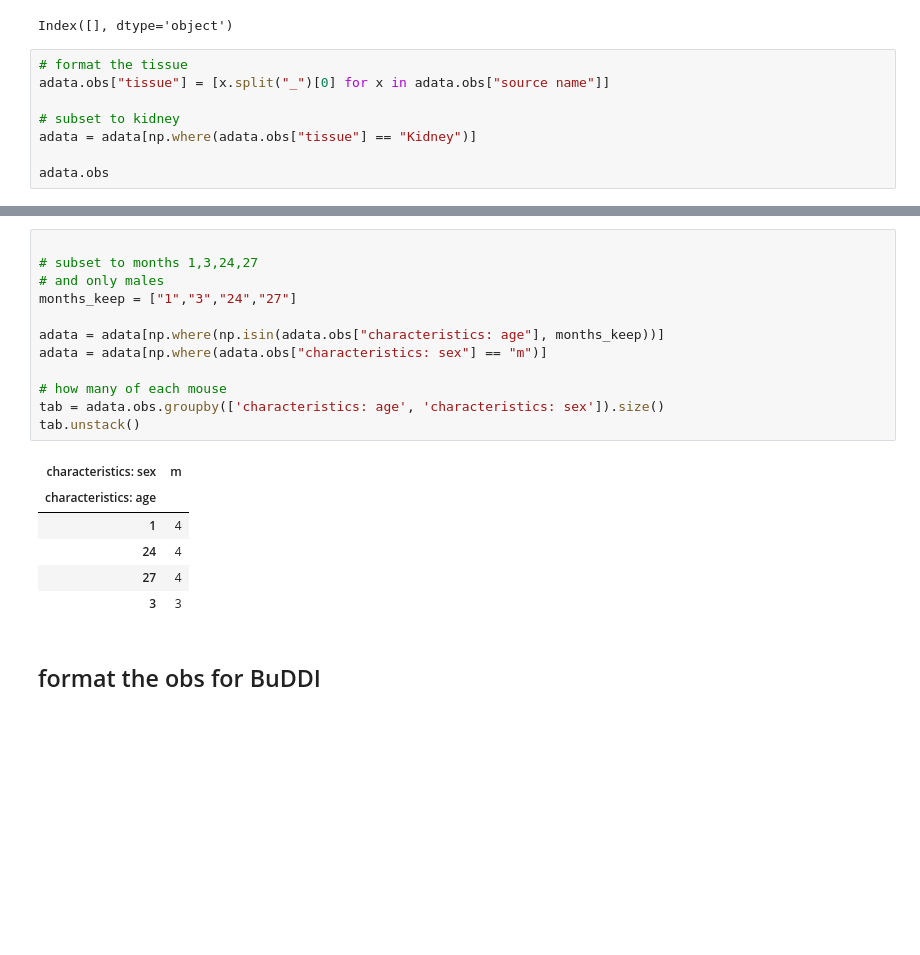
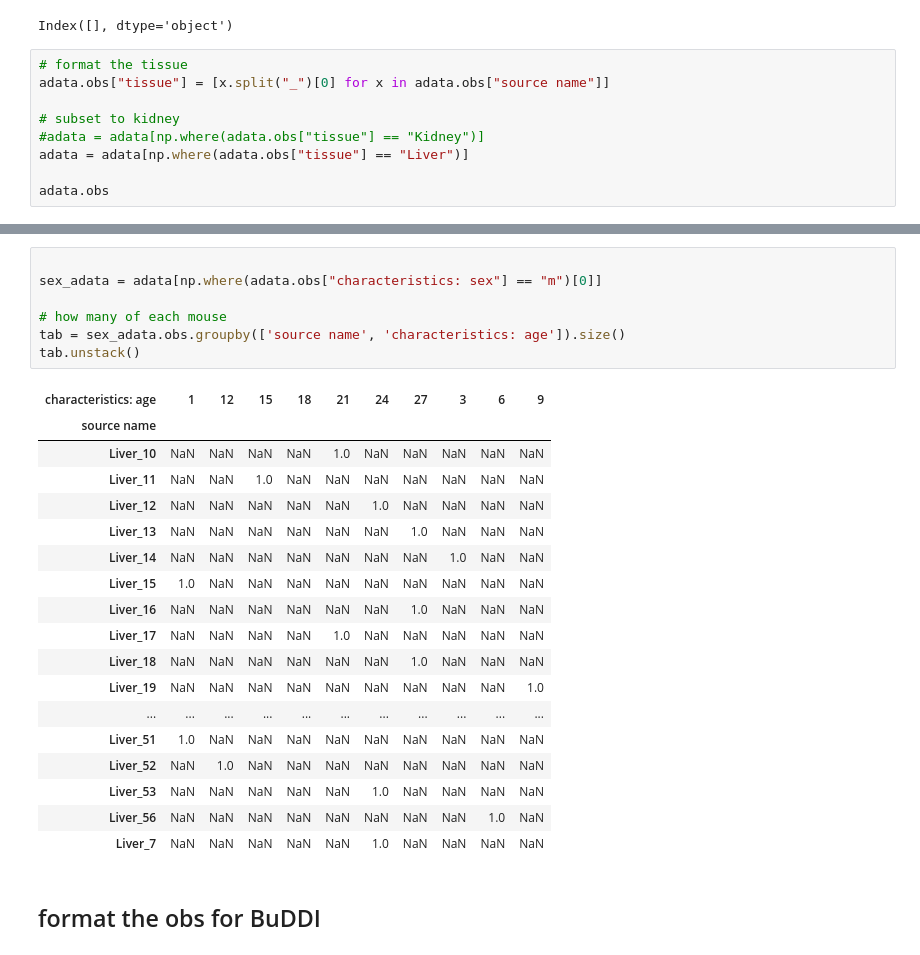
Before and after one commit to greenelab/sc_bulk_ood, a Jupyter notebook: sc_preprocessing/0_qc_notebooks/scanpy_analysis_kidney_bulk.ipynb, the cells around one changed output, grey strips where cells are left out. Saved outputs shown, nothing was run; the diff lists cells and outputs as text; blank space fills up the shorter version.

```diff
--- a/sc_preprocessing/0_qc_notebooks/scanpy_analysis_kidney_bulk.ipynb
+++ b/sc_preprocessing/0_qc_notebooks/scanpy_analysis_kidney_bulk.ipynb
@@ -61,7 +61,8 @@ Index([], dtype='object')
 adata.obs["tissue"] = [x.split("_")[0] for x in adata.obs["source name"]]
 
 # subset to kidney
-adata = adata[np.where(adata.obs["tissue"] == "Kidney")]
+#adata = adata[np.where(adata.obs["tissue"] == "Kidney")]
+adata = adata[np.where(adata.obs["tissue"] == "Liver")]
 
 adata.obs
 # %% [output]
@@ -104,22 +123,29 @@ tab.unstack()
 # %%
 
-# subset to months 1,3,24,27
-# and only males
-months_keep = ["1","3","24","27"]
-
-adata = adata[np.where(np.isin(adata.obs["characteristics: age"], months_keep))]
-adata = adata[np.where(adata.obs["characteristics: sex"] == "m")]
+sex_adata = adata[np.where(adata.obs["characteristics: sex"] == "m")[0]]
 
 # how many of each mouse
-tab = adata.obs.groupby(['characteristics: age', 'characteristics: sex']).size()
+tab = sex_adata.obs.groupby(['source name', 'characteristics: age']).size()
 tab.unstack()
 # %% [output]
-| characteristics: sex | m |
-| characteristics: age |  |
-| 1 | 4 |
-| 24 | 4 |
-| 27 | 4 |
-| 3 | 3 |
+| characteristics: age | 1 | 12 | 15 | 18 | 21 | 24 | 27 | 3 | 6 | 9 |
+| source name |  |  |  |  |  |  |  |  |  |  |
+| Liver_10 | NaN | NaN | NaN | NaN | 1.0 | NaN | NaN | NaN | NaN | NaN |
+| Liver_11 | NaN | NaN | 1.0 | NaN | NaN | NaN | NaN | NaN | NaN | NaN |
+| Liver_12 | NaN | NaN | NaN | NaN | NaN | 1.0 | NaN | NaN | NaN | NaN |
+| Liver_13 | NaN | NaN | NaN | NaN | NaN | NaN | 1.0 | NaN | NaN | NaN |
+| Liver_14 | NaN | NaN | NaN | NaN | NaN | NaN | NaN | 1.0 | NaN | NaN |
+| Liver_15 | 1.0 | NaN | NaN | NaN | NaN | NaN | NaN | NaN | NaN | NaN |
+| Liver_16 | NaN | NaN | NaN | NaN | NaN | NaN | 1.0 | NaN | NaN | NaN |
+| Liver_17 | NaN | NaN | NaN | NaN | 1.0 | NaN | NaN | NaN | NaN | NaN |
+| Liver_18 | NaN | NaN | NaN | NaN | NaN | NaN | 1.0 | NaN | NaN | NaN |
+| Liver_19 | NaN | NaN | NaN | NaN | NaN | NaN | NaN | NaN | NaN | 1.0 |
+| ... | ... | ... | ... | ... | ... | ... | ... | ... | ... | ... |
+| Liver_51 | 1.0 | NaN | NaN | NaN | NaN | NaN | NaN | NaN | NaN | NaN |
+| Liver_52 | NaN | 1.0 | NaN | NaN | NaN | NaN | NaN | NaN | NaN | NaN |
+| Liver_53 | NaN | NaN | NaN | NaN | NaN | 1.0 | NaN | NaN | NaN | NaN |
+| Liver_56 | NaN | NaN | NaN | NaN | NaN | NaN | NaN | NaN | 1.0 | NaN |
+| Liver_7 | NaN | NaN | NaN | NaN | NaN | 1.0 | NaN | NaN | NaN | NaN |
 # %% [markdown]
 ## format the obs for BuDDI
 # %%
```
Also changed, not shown: parts of 16 cells of this notebook, 8 other files.
